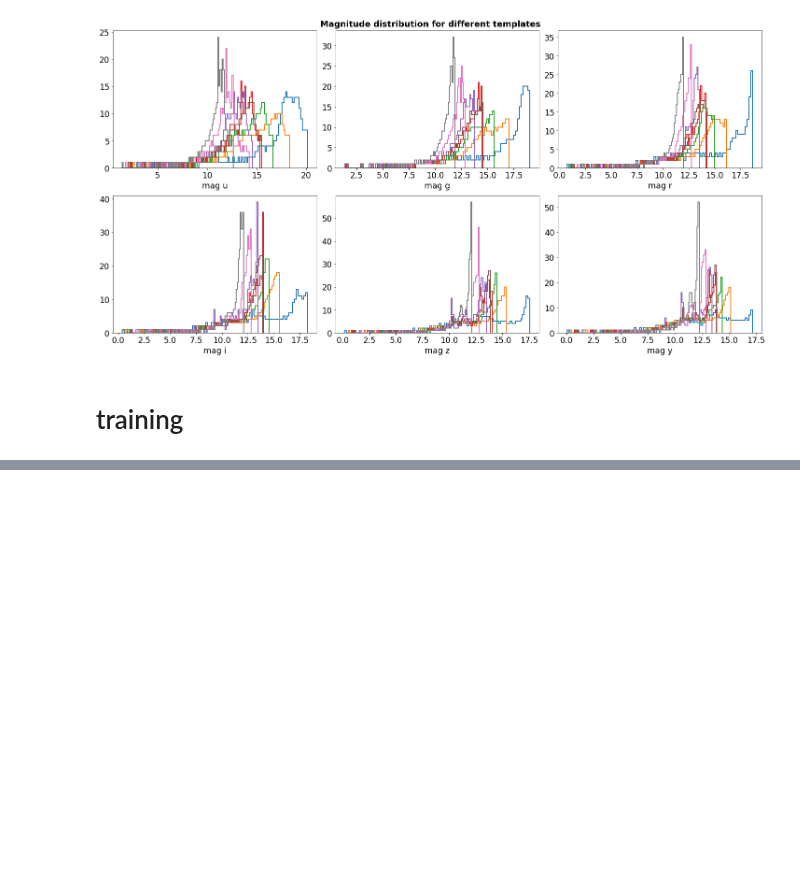
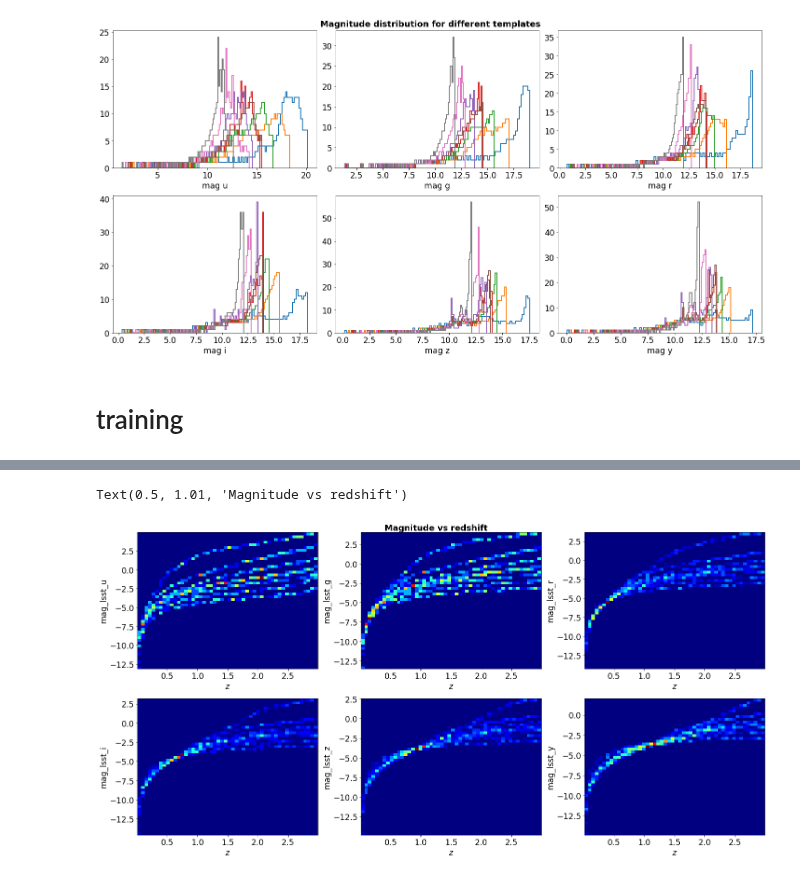
Before and after one commit to sylvielsstfr/MyDockerTools, a Jupyter notebook: UbuntuAnacondaDelightRail/notebooks/analysis_input_delight/DumpDelightFiles.ipynb, the cells around one changed output, grey strips where cells are left out. Saved outputs shown, nothing was run; the diff lists cells and outputs as text; code cells hidden in the pictures; blank space fills up the shorter version.

```diff
--- a/UbuntuAnacondaDelightRail/notebooks/analysis_input_delight/DumpDelightFiles.ipynb
+++ b/UbuntuAnacondaDelightRail/notebooks/analysis_input_delight/DumpDelightFiles.ipynb
@@ -253,3 +253,42 @@ Text(0.5, 1.01, 'Magnitude vs redshift')
+# %%
+fig=plt.figure(figsize=(20,10))
+
+ax1=fig.add_subplot(231)
+ax1.hist2d(train_redshift,-2.5*np.log10(flux_lsst_u),(50,50),cmap="jet")
+ax1.set_xlabel("$z$")
+ax1.set_ylabel("mag_lsst_u")
+
+ax2=fig.add_subplot(232)
+ax2.hist2d(train_redshift,-2.5*np.log10(flux_lsst_g),(50,50),cmap="jet")
+ax2.set_xlabel("$z$")
+ax2.set_ylabel("mag_lsst_g")
+
+ax1=fig.add_subplot(233)
+ax1.hist2d(train_redshift,-2.5*np.log10(flux_lsst_r),(50,50),cmap="jet")
+ax1.set_xlabel("$z$")
+ax1.set_ylabel("mag_lsst_r")
+
+ax2=fig.add_subplot(234)
+ax2.hist2d(train_redshift,-2.5*np.log10(flux_lsst_i),(50,50),cmap="jet")
+ax2.set_xlabel("$z$")
+ax2.set_ylabel("mag_lsst_i")
+
+
+ax1=fig.add_subplot(235)
+ax1.hist2d(train_redshift,-2.5*np.log10(flux_lsst_z),(50,50),cmap="jet")
+ax1.set_xlabel("$z$")
+ax1.set_ylabel("mag_lsst_z")
+
+ax2=fig.add_subplot(236)
+ax2.hist2d(train_redshift,-2.5*np.log10(flux_lsst_y),(50,50),cmap="jet")
+ax2.set_xlabel("$z$")
+ax2.set_ylabel("mag_lsst_y")
+
+plt.tight_layout()
+plt.suptitle("Magnitude vs redshift",fontsize=18,fontweight='bold',y=1.01)
+# %% [output]
+Text(0.5, 1.01, 'Magnitude vs redshift')
+[figure, added]
 # %%
 fig=plt.figure(figsize=(6,4))
 
```
Also changed, not shown: parts of 16 cells of this notebook, 3 other files.
